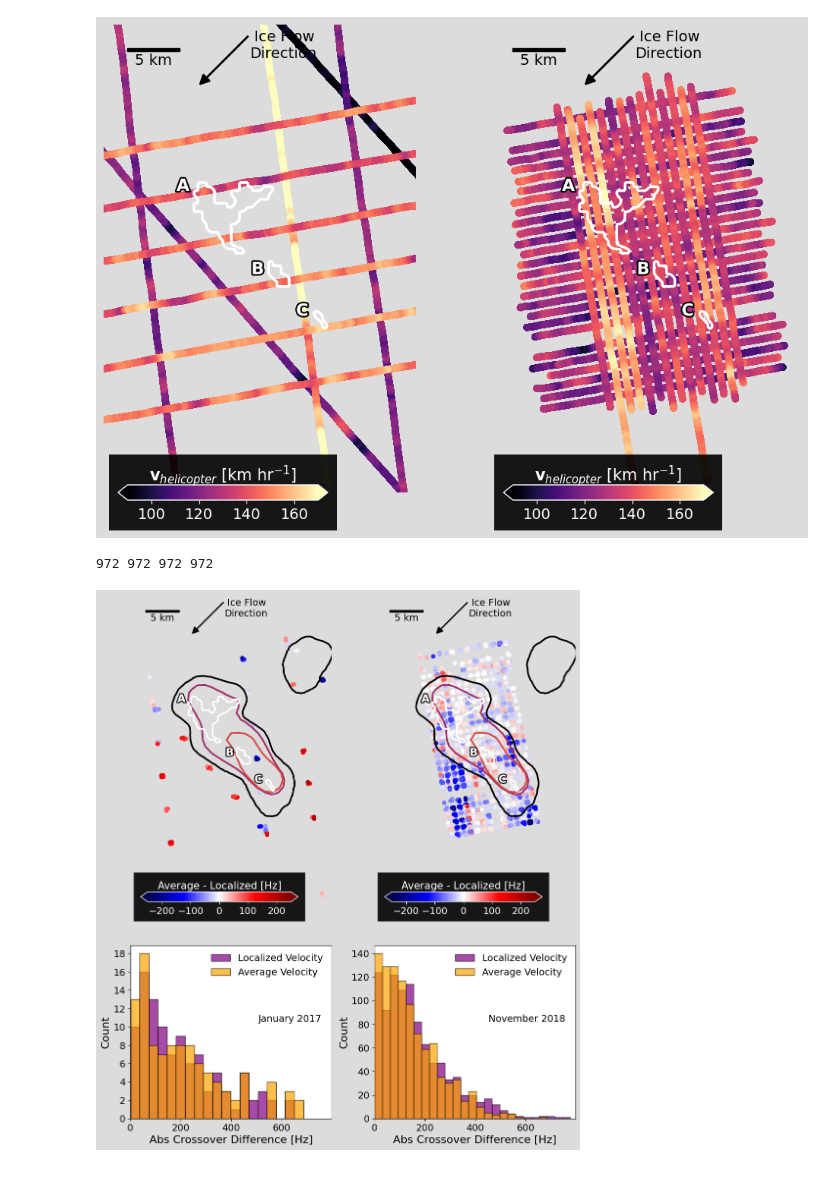
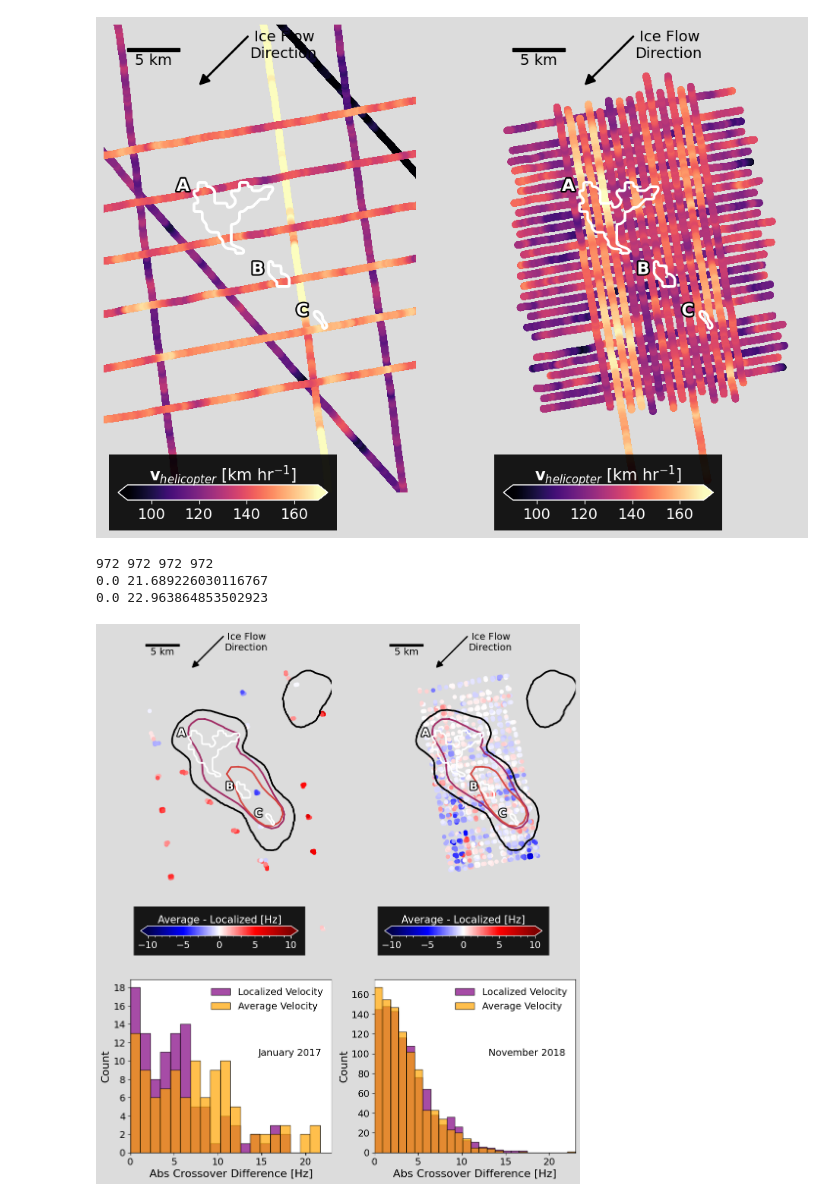
Before and after one commit to zsk4/DavidSpecularity, a Jupyter notebook: Figure4,S3,S4/Figure4,S3,S4.ipynb, the cells around one changed output. Drawn from its saved outputs; the diff is of its cells as text; code cells hidden in the pictures.

Commit message:
feat: cupdated figures with new data

```diff
--- a/Figure4,S3,S4/Figure4,S3,S4.ipynb
+++ b/Figure4,S3,S4/Figure4,S3,S4.ipynb
@@ -1002,13 +1004,13 @@ ax4 = fig.add_subplot(gs[1, 1])
 # Maps
 common_panel_elements_S3(ax1, plotting_dict, offset_video_radargrams_1617)
 plot_outlines(ax1, evolving_outlines, DDInSAR_outlines, idx_1617, idx_1819)
-cb = ax1.scatter(x_cross, y_cross, c=ridge_diff_1617-ridge_diff_velocity_corrected_1617, cmap='seismic', s=30, zorder=4,vmin=-250,vmax=250)
+cb = ax1.scatter(x_cross, y_cross, c=ridge_diff_1617-ridge_diff_velocity_corrected_1617, cmap='seismic', s=30, zorder=4,vmin=-10,vmax=10)
 
 
 common_panel_elements_S3(ax2, plotting_dict_1819, offset_video_radargrams_1819)
 plot_outlines(ax2, evolving_outlines, DDInSAR_outlines, idx_1617, idx_1819)
 print(len(x_cross_1819), len(y_cross_1819), len(ridge_diff_1819), len(ridge_diff_velocity_corrected_1819))
-cb = ax2.scatter(x_cross_1819, y_cross_1819, c=ridge_diff_1819-ridge_diff_velocity_corrected_1819, cmap='seismic', s=30, zorder=4,vmin=-250,vmax=250)
+cb = ax2.scatter(x_cross_1819, y_cross_1819, c=ridge_diff_1819-ridge_diff_velocity_corrected_1819, cmap='seismic', s=30, zorder=4,vmin=-10,vmax=10)
 
 fig.set_facecolor('gainsboro')
 
@@ -1039,6 +1041,7 @@ cbar.set_label("Average - Localized [Hz]", fontsize=15, color='white')
 cbar.ax.xaxis.set_label_position('top')
 
 cbar.ax.minorticks_on()
+cbar.ax.tick_params(axis='x', which='minor',color='white')
 
 # Add colorbar
 k_cbar_anchor = (0,0)
@@ -1067,6 +1070,8 @@ cbar.set_label("Average - Localized [Hz]", fontsize=15, color='white')
 cbar.ax.xaxis.set_label_position('top')
 
 cbar.ax.minorticks_on()
+# White minorticks
+cbar.ax.tick_params(axis='x', which='minor',color='white')
 
 
 
@@ -1077,40 +1082,42 @@ cbar.ax.minorticks_on()
 # Combine data to get common bins
 all_data = np.concatenate([ridge_diff_velocity_corrected_1617, ridge_diff_1617])
 bins = np.linspace(all_data.min(), all_data.max(), 20)
-
+print(all_data.min(), all_data.max())
 ax3.hist(ridge_diff_velocity_corrected_1617, bins=bins, color='purple',alpha=0.7, edgecolor='black')
 ax3.hist(ridge_diff_1617, bins=bins, color='orange',alpha=0.7, edgecolor='black')
 # Boxplot
 #ax.boxplot(abs_ridge_diff, vert=False, patch_artist=True, boxprops=dict(facecolor='purple', color='black'), medianprops=dict(color='yellow'))
 ax3.set_xlabel('Abs Crossover Difference [Hz]', fontsize=16)
 ax3.set_ylabel('Count', fontsize=16)
 ax3.tick_params(labelsize=14)
 ax3.text(0.95, 0.6, f'January 2017', transform=ax3.transAxes, fontsize=14, verticalalignment='top', horizontalalignment='right')
 
 ax3.legend(['Localized Velocity', 'Average Velocity'], fontsize=14, loc='upper right', frameon=False)
-ax3.set_xlim(0, 799)
+ax3.set_xlim(0, 23)
 ax3.set_yticks(np.arange(0, 20, 2))
 
 # Combine data to get common bins
 all_data = np.concatenate([ridge_diff_velocity_corrected_1819, ridge_diff_1819])
 bins = np.linspace(all_data.min(), all_data.max(), 26)
-
+print(all_data.min(), all_data.max())
 ax4.hist(ridge_diff_velocity_corrected_1819, bins=bins, color='purple',alpha=0.7, edgecolor='black')
 ax4.hist(ridge_diff_1819, bins=bins, color='orange',alpha=0.7, edgecolor='black')
 # Boxplot
 #ax.boxplot(abs_ridge_diff, vert=False, patch_artist=True, boxprops=dict(facecolor='purple', color='black'), medianprops=dict(color='yellow'))
 ax4.set_xlabel('Abs Crossover Difference [Hz]', fontsize=16)
 ax4.set_ylabel('Count', fontsize=16)
 ax4.tick_params(labelsize=14)
-ax4.set_xlim(0, 799)
+ax4.set_xlim(0, 23)
 ax4.text(0.95, 0.6, f'November 2018', transform=ax4.transAxes, fontsize=14, verticalalignment='top', horizontalalignment='right')
 
 ax4.legend(['Localized Velocity', 'Average Velocity'], fontsize=14, loc='upper right', frameon=False)
 
 # Pad bottom row for y axis labels
 plt.tight_layout()
 plt.subplots_adjust(hspace=0.1)
 fig.savefig(os.path.join(outdir, 'FigureS4.png'), dpi=300, bbox_inches='tight')
 # %% [output]
 972 972 972 972
+0.0 21.689226030116767
+0.0 22.963864853502923
-[figure, old version]
+[figure, new version]
```
Also changed, not shown: parts of 3 cells of this notebook, 4 other files.
